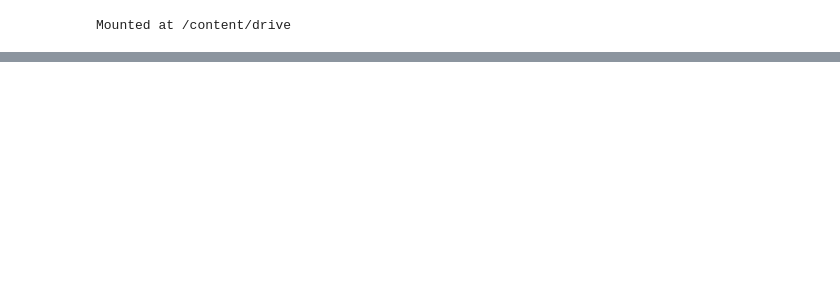
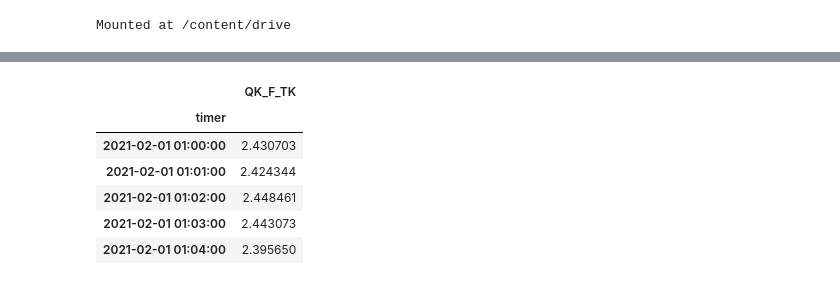
Before and after one commit to sipocz/I4_0, a Jupyter notebook: SolventRecovery.ipynb, the cells around one changed output, grey strips where cells are left out. Drawn from its saved outputs; the diff is of its cells as text; code cells hidden in the pictures; blank space fills up the shorter version.

```diff
--- a/SolventRecovery.ipynb
+++ b/SolventRecovery.ipynb
@@ -77,0 +99,10 @@ dfx.head()
+# %%
+df_hw.head()
+# %% [output]
+|  | QK_F_TK |
+| timer |  |
+| 2021-02-01 01:00:00 | 2.430703 |
+| 2021-02-01 01:01:00 | 2.424344 |
+| 2021-02-01 01:02:00 | 2.448461 |
+| 2021-02-01 01:03:00 | 2.443073 |
+| 2021-02-01 01:04:00 | 2.395650 |
```
Also changed, not shown: parts of 22 cells of this notebook.
